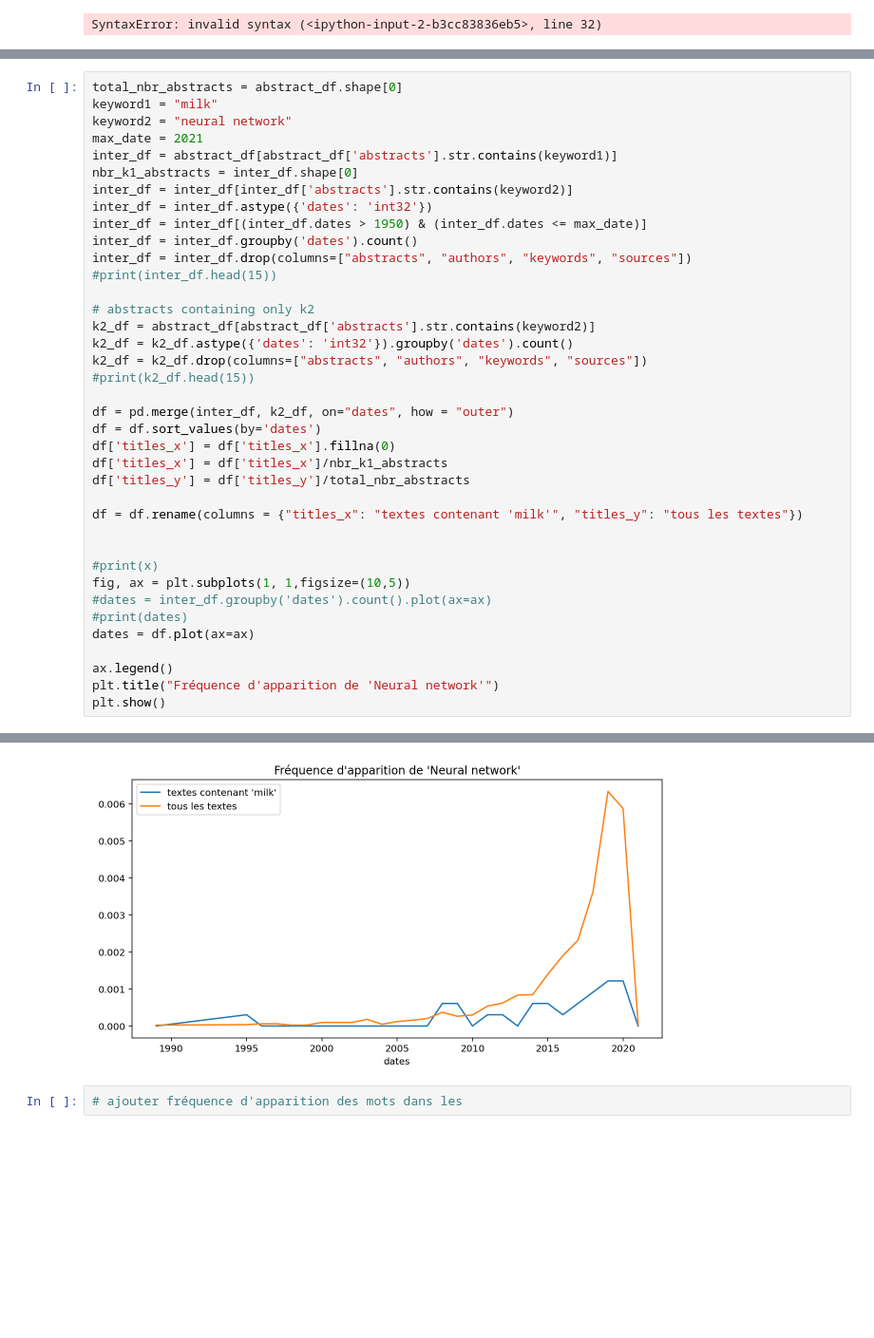
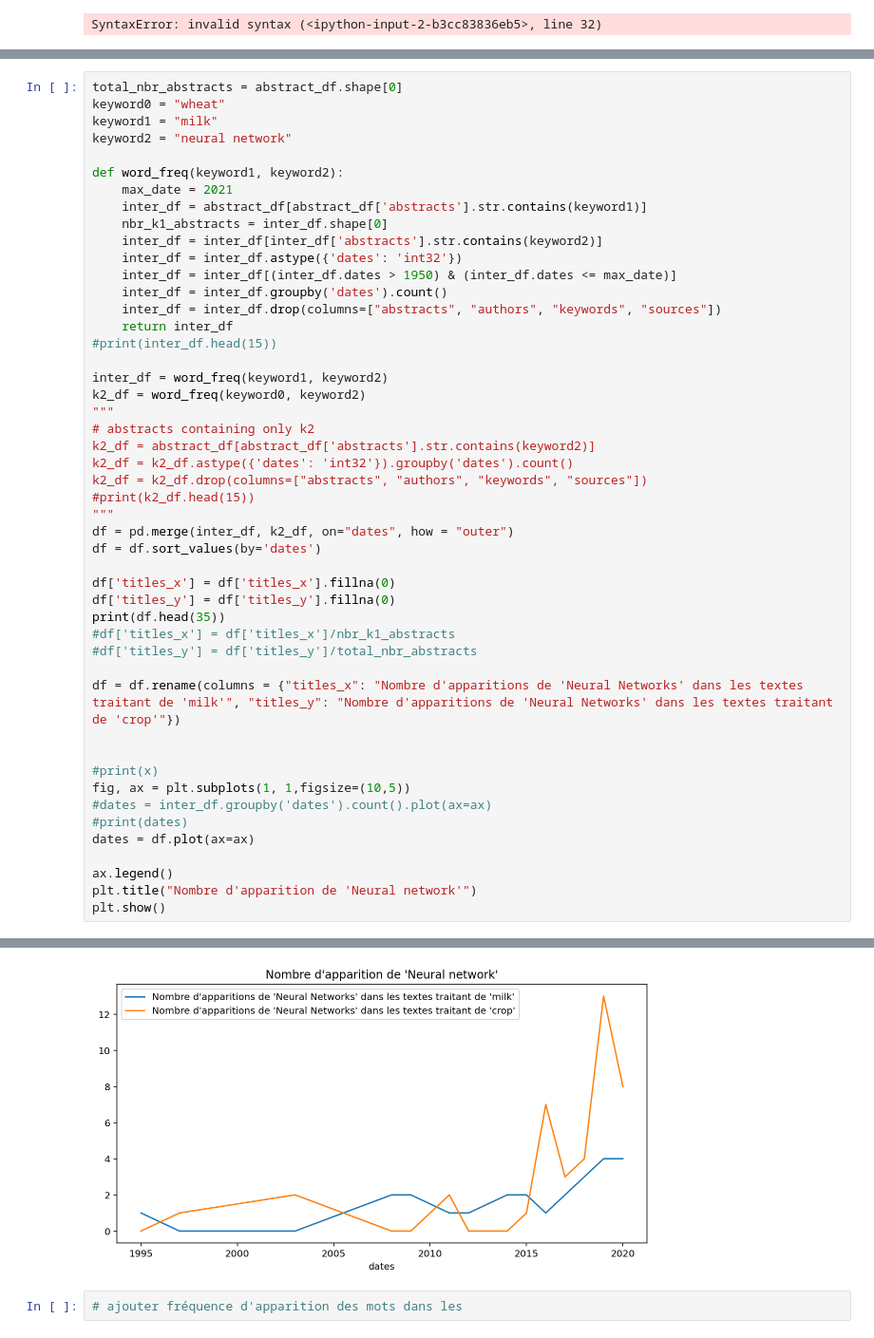
Before and after one commit to NitramAnaip/ImpAgt, a Jupyter notebook: PubAg_exploration.ipynb, the cells around one changed output, grey strips where cells are left out. Shown at 95% size. Cells and saved outputs as stored; diff of their text form; blank space fills up the shorter version.

Commit message:
Changed the word frequency comparison

```diff
--- a/PubAg_exploration.ipynb
+++ b/PubAg_exploration.ipynb
@@ -73,31 +73,41 @@ abstract_df.head()
 | 4 | Farm adoption of embodied knowled... | On-farm adoption of individual an... | [Miller, N. J., Griffin, T. W., C... | [farms, precision agriculture, pr... | Precision agriculture | 2019 |
 # %%
 total_nbr_abstracts = abstract_df.shape[0]
+keyword0 = "wheat"
 keyword1 = "milk"
 keyword2 = "neural network"
-max_date = 2021
-inter_df = abstract_df[abstract_df['abstracts'].str.contains(keyword1)]
-nbr_k1_abstracts = inter_df.shape[0]
-inter_df = inter_df[inter_df['abstracts'].str.contains(keyword2)]
-inter_df = inter_df.astype({'dates': 'int32'})
-inter_df = inter_df[(inter_df.dates > 1950) & (inter_df.dates <= max_date)]
-inter_df = inter_df.groupby('dates').count()
-inter_df = inter_df.drop(columns=["abstracts", "authors", "keywords", "sources"])
+
+def word_freq(keyword1, keyword2):
+    max_date = 2021
+    inter_df = abstract_df[abstract_df['abstracts'].str.contains(keyword1)]
+    nbr_k1_abstracts = inter_df.shape[0]
+    inter_df = inter_df[inter_df['abstracts'].str.contains(keyword2)]
+    inter_df = inter_df.astype({'dates': 'int32'})
+    inter_df = inter_df[(inter_df.dates > 1950) & (inter_df.dates <= max_date)]
+    inter_df = inter_df.groupby('dates').count()
+    inter_df = inter_df.drop(columns=["abstracts", "authors", "keywords", "sources"])
+    return inter_df
 #print(inter_df.head(15))
 
+inter_df = word_freq(keyword1, keyword2)
+k2_df = word_freq(keyword0, keyword2)
+"""
 # abstracts containing only k2
 k2_df = abstract_df[abstract_df['abstracts'].str.contains(keyword2)]
 k2_df = k2_df.astype({'dates': 'int32'}).groupby('dates').count()
 k2_df = k2_df.drop(columns=["abstracts", "authors", "keywords", "sources"])
 #print(k2_df.head(15))
-
+"""
 df = pd.merge(inter_df, k2_df, on="dates", how = "outer")
 df = df.sort_values(by='dates')
+
 df['titles_x'] = df['titles_x'].fillna(0)
-df['titles_x'] = df['titles_x']/nbr_k1_abstracts
-df['titles_y'] = df['titles_y']/total_nbr_abstracts
+df['titles_y'] = df['titles_y'].fillna(0)
+print(df.head(35))
+#df['titles_x'] = df['titles_x']/nbr_k1_abstracts
+#df['titles_y'] = df['titles_y']/total_nbr_abstracts
 
-df = df.rename(columns = {"titles_x": "textes contenant 'milk'", "titles_y": "tous les textes"})
+df = df.rename(columns = {"titles_x": "Nombre d'apparitions de 'Neural Networks' dans les textes traitant de 'milk'", "titles_y": "Nombre d'apparitions de 'Neural Networks' dans les textes traitant de 'crop'"})
 
 
 #print(x)
@@ -107,7 +117,7 @@ fig, ax = plt.subplots(1, 1,figsize=(10,5))
 dates = df.plot(ax=ax)
 
 ax.legend()
-plt.title("Fréquence d'apparition de 'Neural network'")
+plt.title("Nombre d'apparition de 'Neural network'")
 plt.show()
 # %% [output]
        titles_x  titles_y
@@ -130,3 +139,3 @@ dates
-[figure, old version]
+[figure, new version]
 # %%
 # ajouter fréquence d'apparition des mots dans les
```
Also changed, not shown: parts of 1 cell of this notebook.
